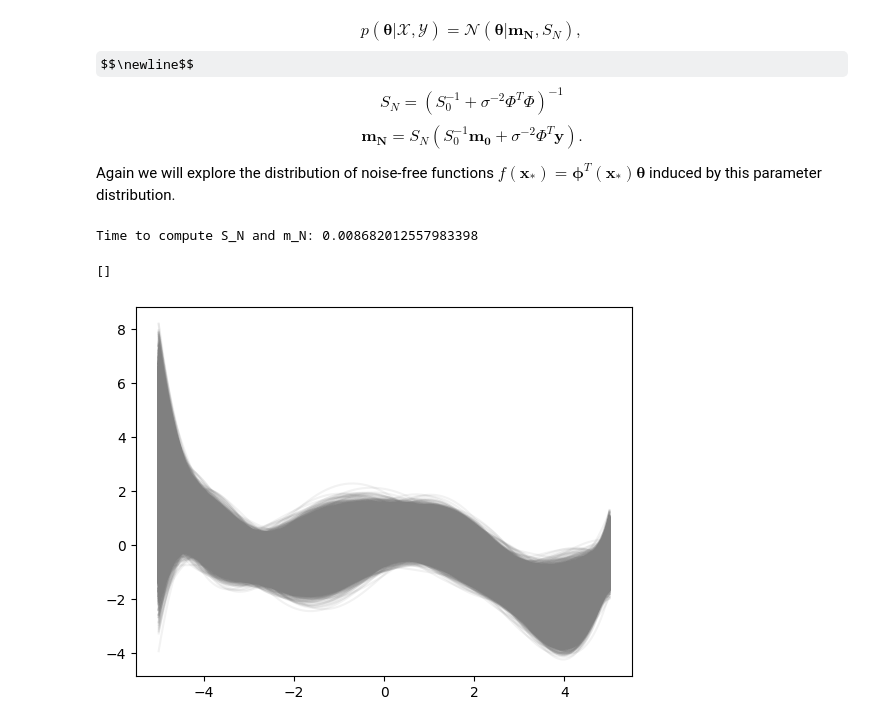
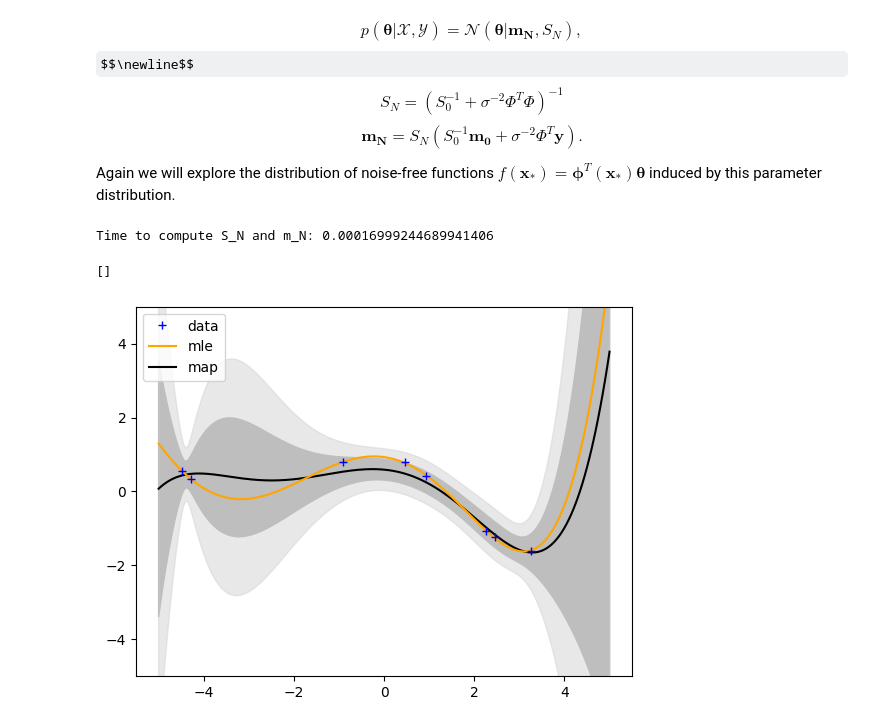
Before and after one commit to quaternio/adventures-in-linear-regression, a Jupyter notebook: Bayesian.ipynb, the cells around one changed output. Cells and saved outputs as stored; diff of their text form; code cells hidden in the pictures; some formulas as TeX source.

Commit message:
Fix variance bug; add legend to BLR plot

```diff
--- a/Bayesian.ipynb
+++ b/Bayesian.ipynb
@@ -119,7 +119,7 @@ import matplotlib.pyplot as plt
 from numpy.random import default_rng as rng
 
 sample_size = 200
-θ_sample_size = int(1e5)
+θ_sample_size = int(1e1)
 poly_deg = 5
 
 K = poly_deg + 1
@@ -133,67 +133,67 @@ prior_sample = rng().multivariate_normal(m_0, S_0, θ_sample_size)
 
 # Compute training set and build design matrix
 σ = 0.5
-train_size = 10
+train_size = 8
 x_train = np.sort(np.random.uniform(-5, 5, train_size))
 Φ = np.array([[x**i for i in range(K)] for x in x_train])
-y_train = -np.sin(x_train/5) + np.cos(x_train) + np.random.normal(0, σ, train_size)
+
+# Don't include the measurement noise
+y_train = -np.sin(x_train/5) + np.cos(x_train) # + np.random.normal(0, σ, train_size)
 
 # Build test set
 test_size = 200
 x_test = np.linspace(-5, 5, test_size)
 Φ_test = np.array([[x**i for i in range(K)] for x in x_test])
 y_test = -np.sin(x_test/5) + np.cos(x_test) + np.random.normal(0, σ, test_size)
 
 # Computing the parameter posterior
 start = time.time()
 S_N = np.linalg.inv(np.linalg.inv(S_0) + σ**(-2)*Φ.T@Φ)
 m_N = S_N@(np.linalg.inv(S_0)@m_0 + σ**(-2)*Φ.T@y_train)
 stop = time.time()
 print(f"Time to compute S_N and m_N: {stop-start}")
 
 posterior_sample = rng().multivariate_normal(m_N, S_N, θ_sample_size)
 
-'''
-# TODOS
+test_examples = list(zip(x_test, y_test))
 
-y_stars =
-x_stars =
+θ_mle = np.linalg.solve(Φ.T@Φ, Φ.T@y_train)
 
-test_examples = list(zip(x_stars, y_stars))
-'''
+mle = []
+means = []
+upper_sigma = []
+upper_two_sigma = []
+lower_sigma = []
+lower_two_sigma = []
+for i, (x, y) in enumerate(test_examples):
+    ϕ = np.array([x**i for i in range(K)])
+    var = ϕ@S_N@ϕ
+    sigma = np.sqrt(var)
+    means.append(ϕ@m_N)
+    upper_sigma.append(means[i] + sigma)
+    upper_two_sigma.append(means[i] + 2*sigma)
+    lower_sigma.append(means[i] - sigma)
+    lower_two_sigma.append(means[i] - 2*sigma)
 
-# means = []
-# upper_sigma = []
-# upper_two_sigma = []
-# lower_sigma = []
-# lower_two_sigma = []
-# for i, (x, y) in enumerate(test_examples):
-#     ϕ = np.array([x**i for i in range(poly_deg+1)])
-#     sigma = ϕ@S_0@ϕ
-#     means.append(ϕ@m_0)
-#     upper_sigma.append(means[i] + sigma)
-#     upper_two_sigma.append(means[i] + 2*sigma)
-#     lower_sigma.append(means[i] - sigma)
-#     lower_two_sigma.append(means[i] - 2*sigma)
-
-# fig, ax = plt.subplots()
-# ax.set_ylim([-5,5])
-# ax.fill_between(examples, lower_sigma, upper_sigma, color='darkgrey')
-# ax.fill_between(examples, lower_two_sigma, upper_two_sigma, color='lightgrey', alpha=0.5)
-# ax.plot(examples, means, color='black')
-
-# prior_sample_size = 10
-
-# # Take random sample from prior distribution
-# prior_sample = rng().multivariate_normal(m_0, S_0, prior_sample_size)
+    mle.append(ϕ@θ_mle)
 
 fig, ax = plt.subplots()
-for i, θ_i in enumerate(posterior_sample):
-    f_i = Φ_test@θ_i
-    ax.plot(examples, f_i, color='grey', alpha=0.1)
+ax.set_ylim([-5,5])
+ax.fill_between(x_test, lower_sigma, upper_sigma, color='darkgrey')
+ax.fill_between(x_test, lower_two_sigma, upper_two_sigma, color='lightgrey', alpha=0.5)
+map_est, = ax.plot(x_test, means, color='black')
+
+# Optionally, sample from posterior and plot results
+# for i, θ_i in enumerate(posterior_sample):
+#     f_i = Φ_test@θ_i
+#     ax.plot(x_test, f_i, color='red', alpha=0.1)
+
+mle_handle, = ax.plot(x_test, mle, color='orange')
+train_pts, = ax.plot(x_train, y_train, '+', color='b')
+ax.legend([train_pts, mle_handle, map_est], ["data", "mle", "map"])
 
 plt.plot()
 # %% [output]
-Time to compute S_N and m_N: 0.008682012557983398
+Time to compute S_N and m_N: 0.00016999244689941406
 []
-[figure, old version]
+[figure, new version]
```
